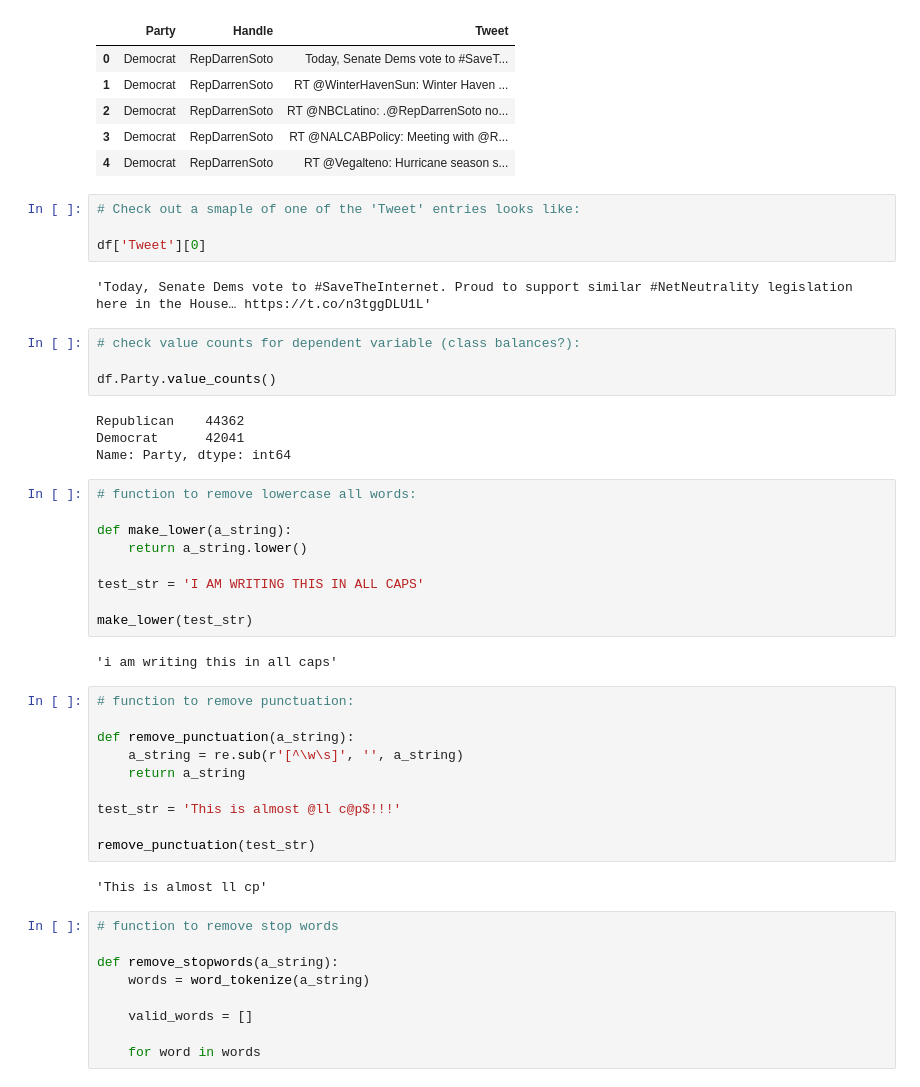
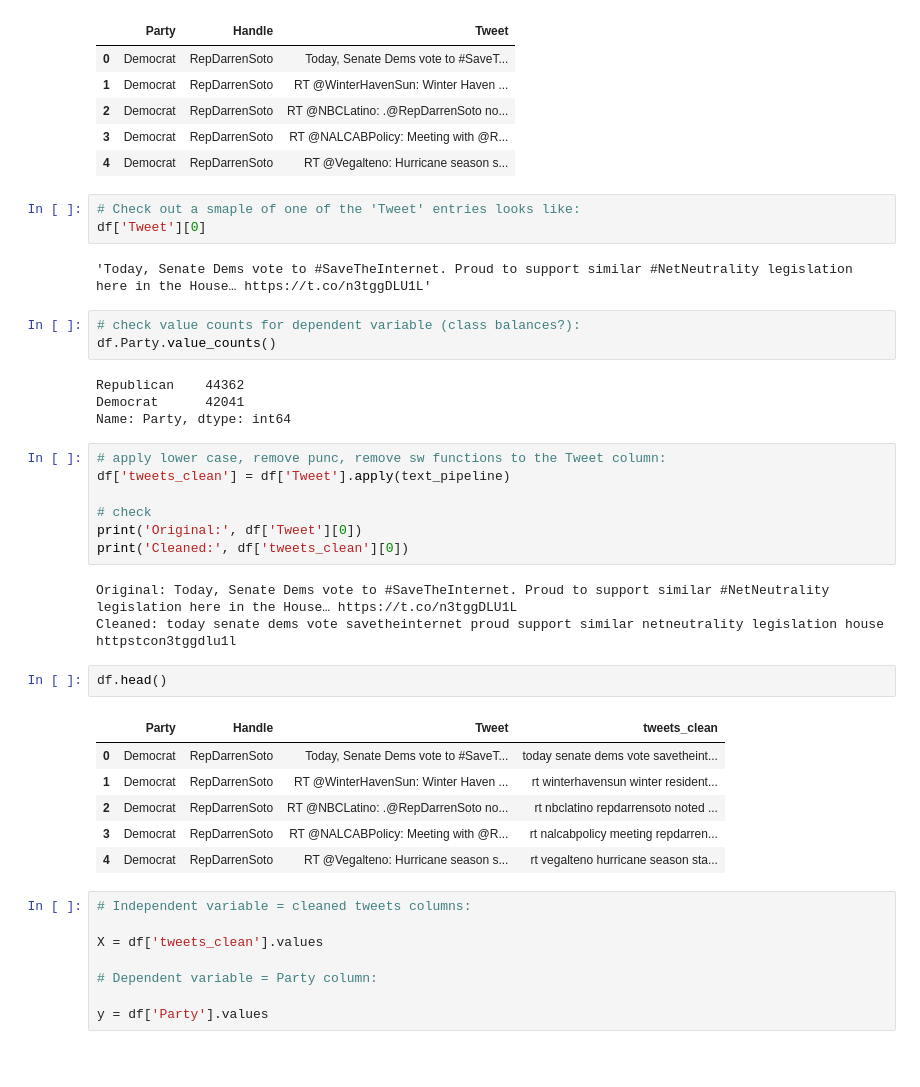
Before and after one commit to asakura000/2021-spring-data-science, a Jupyter notebook: Week7-NLP/Exercise-NLP.ipynb, the cells around one changed output. Saved outputs shown, nothing was run; the diff lists cells and outputs as text; blank space fills up the shorter version.

```diff
--- a/Week7-NLP/Exercise-NLP.ipynb
+++ b/Week7-NLP/Exercise-NLP.ipynb
@@ -505,47 +502,40 @@ df.head()
 | 4 | Democrat | RepDarrenSoto | RT @Vegalteno: Hurricane season s... |
 # %%
 # Check out a smaple of one of the 'Tweet' entries looks like:
-
 df['Tweet'][0]
 # %% [output]
 'Today, Senate Dems vote to #SaveTheInternet. Proud to support similar #NetNeutrality legislation here in the House… https://t.co/n3tggDLU1L'
 # %%
 # check value counts for dependent variable (class balances?):
-
 df.Party.value_counts()
 # %% [output]
 Republican    44362
 Democrat      42041
 Name: Party, dtype: int64
-# %%
-# function to remove lowercase all words:
-
-def make_lower(a_string):
-    return a_string.lower()
-
-test_str = 'I AM WRITING THIS IN ALL CAPS'
-
-make_lower(test_str)
-# %% [output]
-'i am writing this in all caps'
-# %%
-# function to remove punctuation:
-
-def remove_punctuation(a_string):
-    a_string = re.sub(r'[^\w\s]', '', a_string)
-    return a_string
-
-test_str = 'This is almost @ll c@p$!!!'
-
-remove_punctuation(test_str)
-# %% [output]
-'This is almost ll cp'
-# %%
-# function to remove stop words
-
-def remove_stopwords(a_string):
-    words = word_tokenize(a_string)
-
-    valid_words = []
-
-    for word in words
+# %%
+# apply lower case, remove punc, remove sw functions to the Tweet column:
+df['tweets_clean'] = df['Tweet'].apply(text_pipeline)
+
+# check
+print('Original:', df['Tweet'][0])
+print('Cleaned:', df['tweets_clean'][0])
+# %% [output]
+Original: Today, Senate Dems vote to #SaveTheInternet. Proud to support similar #NetNeutrality legislation here in the House… https://t.co/n3tggDLU1L
+Cleaned: today senate dems vote savetheinternet proud support similar netneutrality legislation house httpstcon3tggdlu1l
+# %%
+df.head()
+# %% [output]
+|  | Party | Handle | Tweet | tweets_clean |
+| 0 | Democrat | RepDarrenSoto | Today, Senate Dems vote to #SaveT... | today senate dems vote savetheint... |
+| 1 | Democrat | RepDarrenSoto | RT @WinterHavenSun: Winter Haven ... | rt winterhavensun winter resident... |
+| 2 | Democrat | RepDarrenSoto | RT @NBCLatino: .@RepDarrenSoto no... | rt nbclatino repdarrensoto noted ... |
+| 3 | Democrat | RepDarrenSoto | RT @NALCABPolicy: Meeting with @R... | rt nalcabpolicy meeting repdarren... |
+| 4 | Democrat | RepDarrenSoto | RT @Vegalteno: Hurricane season s... | rt vegalteno hurricane season sta... |
+# %%
+# Independent variable = cleaned tweets columns:
+
+X = df['tweets_clean'].values
+
+# Dependent variable = Party column:
+
+y = df['Party'].values
```
Also changed, not shown: parts of 11 cells of this notebook.
